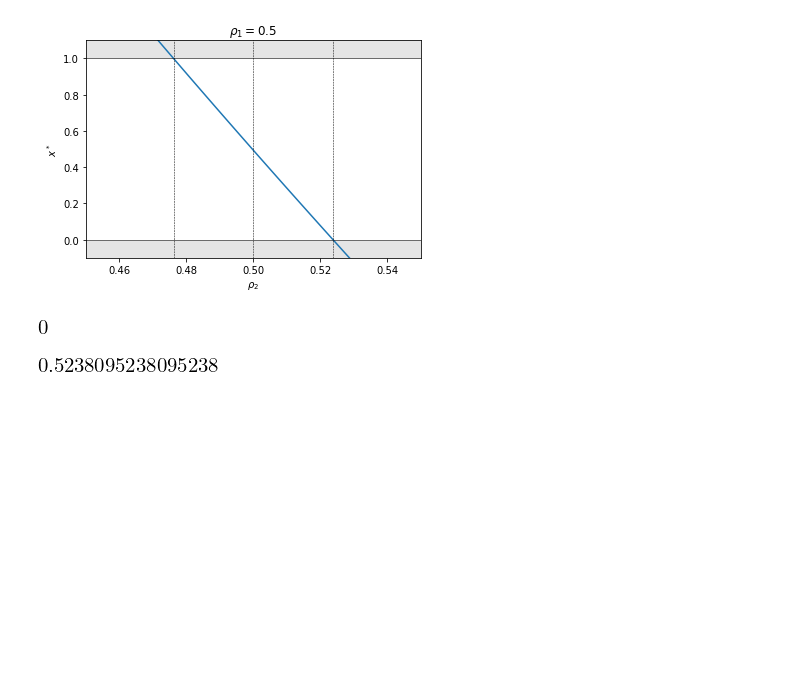
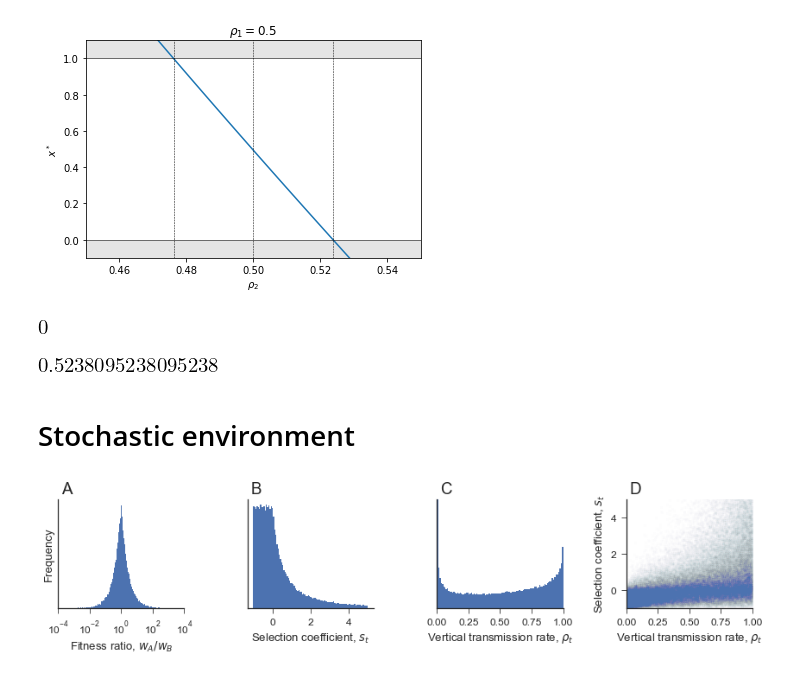
Before and after one commit to yoavram/Sunnyvale, a Jupyter notebook: notebooks/fluctuating_oblique.ipynb, the cells around one changed output. Drawn from its saved outputs; the diff is of its cells as text; code cells hidden in the pictures; blank space fills up the shorter version.

```diff
--- a/notebooks/fluctuating_oblique.ipynb
+++ b/notebooks/fluctuating_oblique.ipynb
@@ -7,3 +1,20 @@ import numpy as np
+# %%
+%matplotlib inline
+import matplotlib.pyplot as plt
+import numpy as np
+import matplotlib as mpl
+import scipy.stats as st
+import scipy.special as sp
+from scipy.integrate import quad, dblquad
+import seaborn as sns
+
+from ipywidgets import interact
+sns.set(style='ticks', context='paper', font_scale=1.5)
+
+from rakott.mpl import fig_panel_labels, fig_xlabel
+
+import sympy as sm
+init_printing()
 # %% [markdown]
 # Fluctuating transmission, constant selection
 # %%
@@ -204,3 +215,62 @@ simplify(2*a+b-s*(1-ρ)*(2*r*(1+s) +s*ρ*(1-r)))
 ρ_*(1+s_)/(1+ρ_*s_)
 # %% [output]
 [figure]
+# %% [markdown]
+# Stochastic environment
+# %%
+
+fig, axes = plt.subplots(1, 4, figsize=(12, 3), sharex=False, sharey=False)
+
+ax = axes[0]
+# for s in [ -0.5, -0.1, 0.1, 0.5]:
+#     a = 1+s
+#     b = 1
+#     x = np.linspace(0, 1, 1000)
+#     f = st.beta(a, b).pdf(x)
+#     ax.plot(x, f, label=s)
+# ax.set_xlim(0, 1)
+# # ax.set_xlabel(r'Vertical transmission rate, $\rho_t$')
+# ax.set_ylabel(r'Frequency, $f(\rho_t)$')
+# ax.set_ylim(0, 2)
+# ax.legend(loc='lower right', ncol=2)#title='selection coefficient, $s_t$',
+
+wA = np.random.uniform(0, 1, size=100000)
+wB = np.random.uniform(0, 1, size=100000)
+s = wA/wB - 1
+ρ = np.random.beta(a=wA/wB, b=1)
+
+ax = axes[0]
+ax.hist(wA/wB, bins=np.logspace(-6, 6, 1000))
+ax.set_xlim(1e-4, 1e4)
+ax.set_xscale('log')
+ax.set_xlabel('Fitness ratio, $w_A/w_B$')
+ax.set_ylabel(r'Frequency')
+ax.set_yticks([])
+
+ax = axes[1]
+ax.hist(s, bins=np.linspace(s.min(), 5, 100))
+ax.set(xlabel='Selection coefficient, $s_t$')#, ylabel='Frequency',)
+ax.set_yticks([])
+
+ax = axes[2]
+ax.hist(ρ, normed=True, bins=100)
+ax.set_xlabel(r'Vertical transmission rate, $\rho_t$')
+# ax.set_ylabel(r'Frequency')
+ax.set_xlim(0, 1)
+ax.set_ylim(0, 5)
+ax.set_yticks([])
+# ax.set_yscale('log')
+
+ax=axes[3]
+ax.scatter(ρ, s, alpha=0.0075, marker='.')
+# sns.regplot(ρ, s, ci=False, scatter_kws=dict(alpha=0.001, marker=','), line_kws=dict(color='k', ls='--'), ax=ax)
+ax.set(ylabel='Selection coefficient, $s_t$', ylim=(-1,5), xlim=(0,1), xlabel=r'Vertical transmission rate, $\rho_t$');
+
+# fig_xlabel(fig, r'Vertical transmission rate, $\rho_t$')
+fig_panel_labels(axes, xcoord=0.025, ycoord=1.05)
+fig.tight_layout()
+sns.despine()
+fig.savefig('../figures/beta.pdf')
+fig.savefig('../figures/beta.png')
+# %% [output]
+[figure, added]
```
Also changed, not shown: parts of 36 cells of this notebook, 1 other file.
